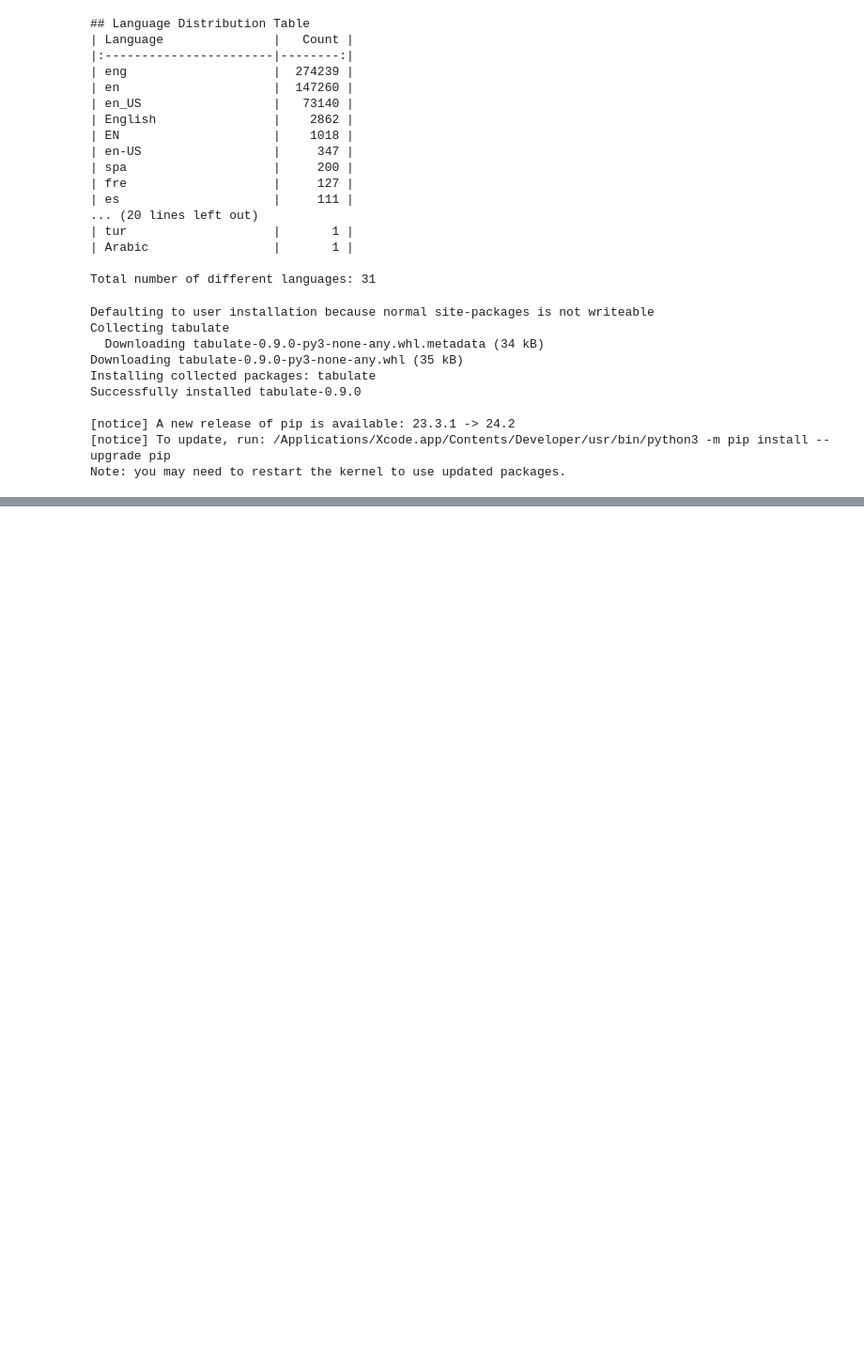
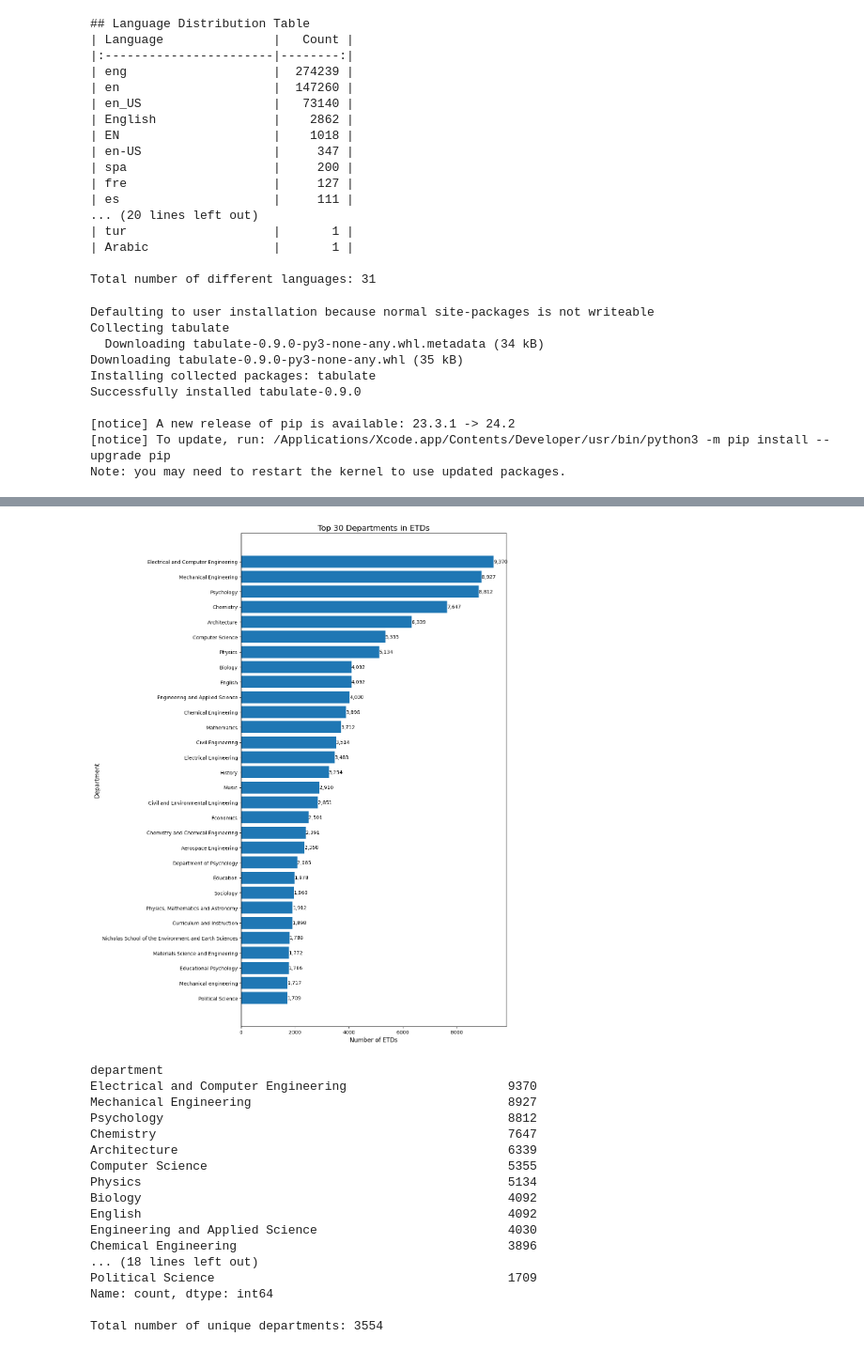
Before and after one commit to tongwu22/ETD, a Jupyter notebook: ETD1.ipynb, the cells around one changed output, grey strips where cells are left out. Shown at 94% size. Drawn from its saved outputs; the diff is of its cells as text; code cells hidden in the pictures; blank space fills up the shorter version.

```diff
--- a/ETD1.ipynb
+++ b/ETD1.ipynb
@@ -428,0 +547,55 @@ Note: you may need to restart the kernel to use updated packages.
+# %%
+import pandas as pd
+import matplotlib.pyplot as plt
+
+subject_column = 'department'  # Change this to the appropriate column name
+
+# Get the top 30 departments
+top_subjects = df[subject_column].value_counts().nlargest(30)
+
+# Create the horizontal bar plot
+plt.figure(figsize=(12, 15))  # Adjusted figure size for better fit
+bars = plt.barh(top_subjects.index[::-1], top_subjects.values[::-1])  # Reverse order to have largest at top
+
+# Customize the plot
+plt.title('Top 30 Departments in ETDs', fontsize=16)
+plt.xlabel('Number of ETDs', fontsize=12)
+plt.ylabel('Department', fontsize=12)
+
+# Add the number on each bar
+for bar in bars:
+    width = bar.get_width()
+    plt.text(width, bar.get_y() + bar.get_height()/2,
+             f'{width:,}',
+             ha='left', va='center')
+
+# Adjust layout to prevent cutting off labels
+plt.tight_layout()
+
+# Show the plot
+plt.show()
+
+# Print the data
+print(top_subjects)
+
+# Print total number of unique departments
+print(f"\nTotal number of unique departments: {df[subject_column].nunique()}")
+# %% [output]
+[figure, added]
+department
+Electrical and Computer Engineering                      9370
+Mechanical Engineering                                   8927
+Psychology                                               8812
+Chemistry                                                7647
+Architecture                                             6339
+Computer Science                                         5355
+Physics                                                  5134
+Biology                                                  4092
+English                                                  4092
+Engineering and Applied Science                          4030
+Chemical Engineering                                     3896
+... (18 lines left out)
+Political Science                                        1709
+Name: count, dtype: int64
+
+Total number of unique departments: 3554
```
Also changed, not shown: parts of 11 cells of this notebook, 2 other files.
